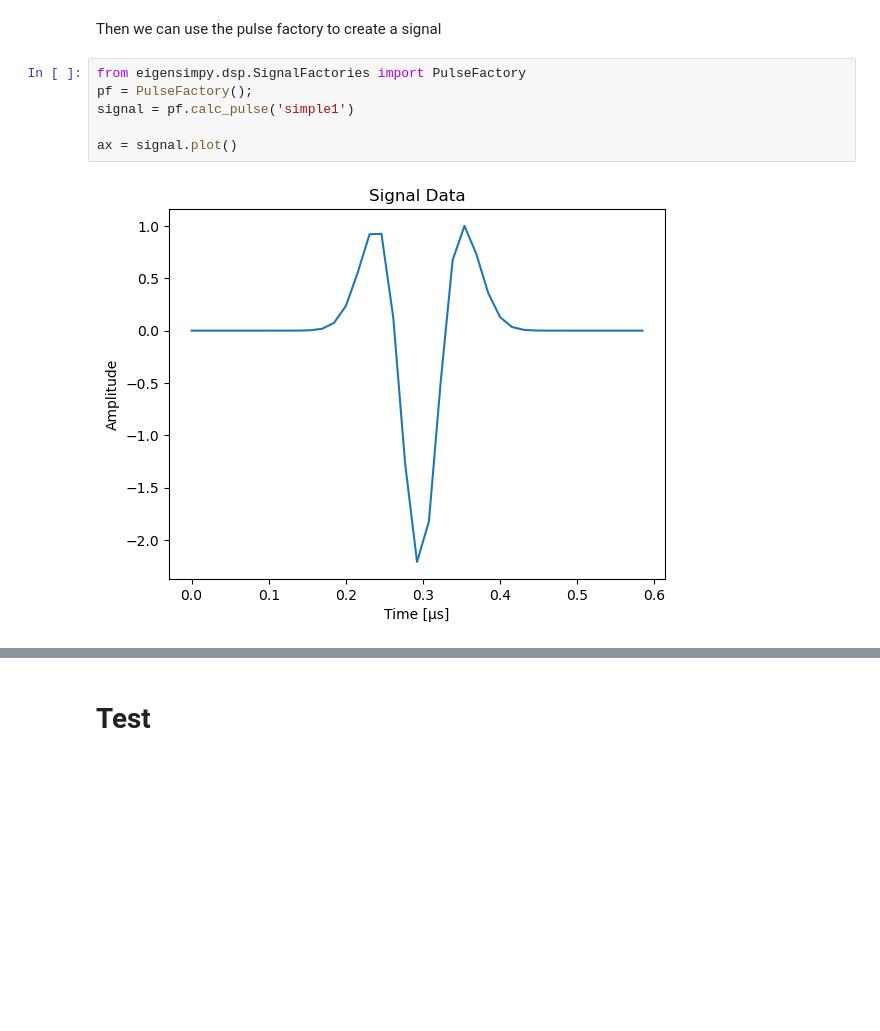
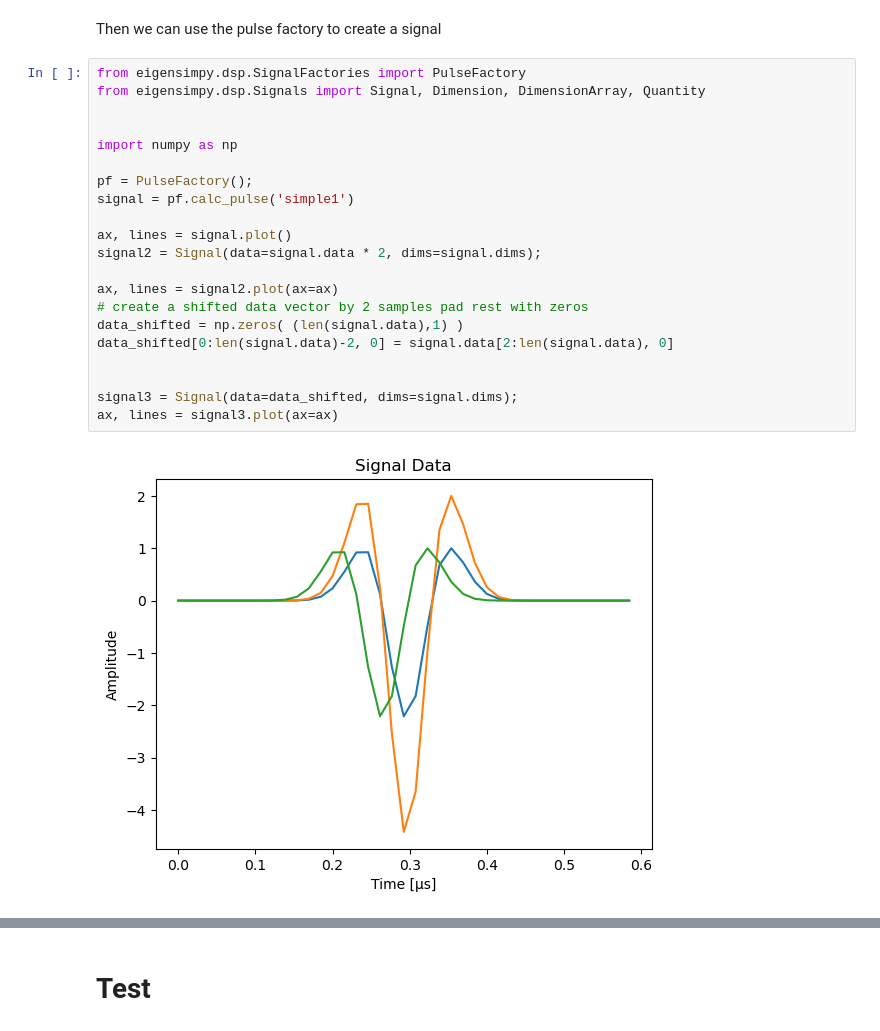
Before and after one commit to rohrbachd/eigensimpy, a Jupyter notebook: notebooks/eigensimpy.ipynb, the cells around one changed output, grey strips where cells are left out. Saved outputs shown, nothing was run; the diff lists cells and outputs as text; blank space fills up the shorter version.

```diff
--- a/notebooks/eigensimpy.ipynb
+++ b/notebooks/eigensimpy.ipynb
@@ -13,11 +13,26 @@ project_dir = os.path.dirname(current_dir)  # This moves up one level to the pro
 sys.path.append(project_dir)
 # %% [markdown]
 Then we can use the pulse factory to create a signal
-# %%
-from eigensimpy.dsp.SignalFactories import PulseFactory
-pf = PulseFactory();
-signal = pf.calc_pulse('simple1')
-
-ax = signal.plot()
-# %% [output]
-[figure, removed]
+# %%
+from eigensimpy.dsp.SignalFactories import PulseFactory
+from eigensimpy.dsp.Signals import Signal, Dimension, DimensionArray, Quantity
+
+
+import numpy as np
+
+pf = PulseFactory();
+signal = pf.calc_pulse('simple1')
+
+ax, lines = signal.plot()
+signal2 = Signal(data=signal.data * 2, dims=signal.dims);
+
+ax, lines = signal2.plot(ax=ax)
+# create a shifted data vector by 2 samples pad rest with zeros
+data_shifted = np.zeros( (len(signal.data),1) )
+data_shifted[0:len(signal.data)-2, 0] = signal.data[2:len(signal.data), 0]
+
+
+signal3 = Signal(data=data_shifted, dims=signal.dims);
+ax, lines = signal3.plot(ax=ax)
+# %% [output]
+[figure, added]
```
Also changed, not shown: parts of 1 cell of this notebook, 2 other files.
